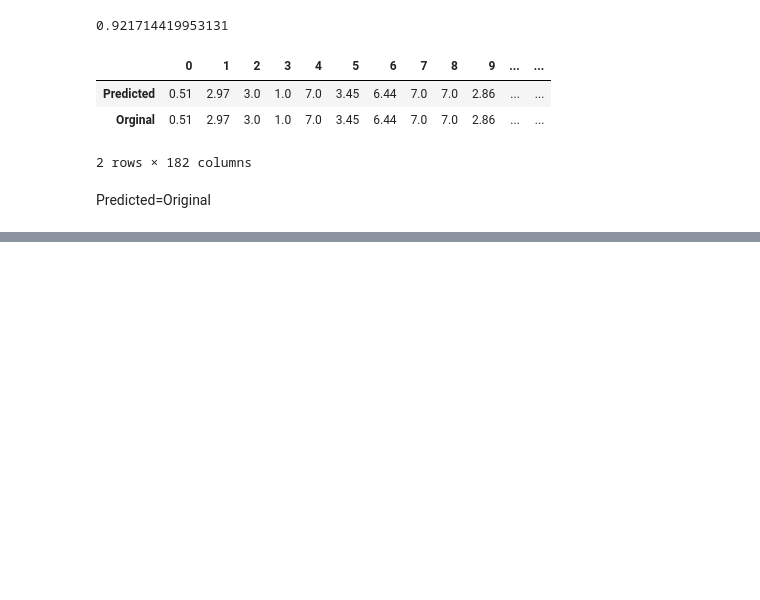
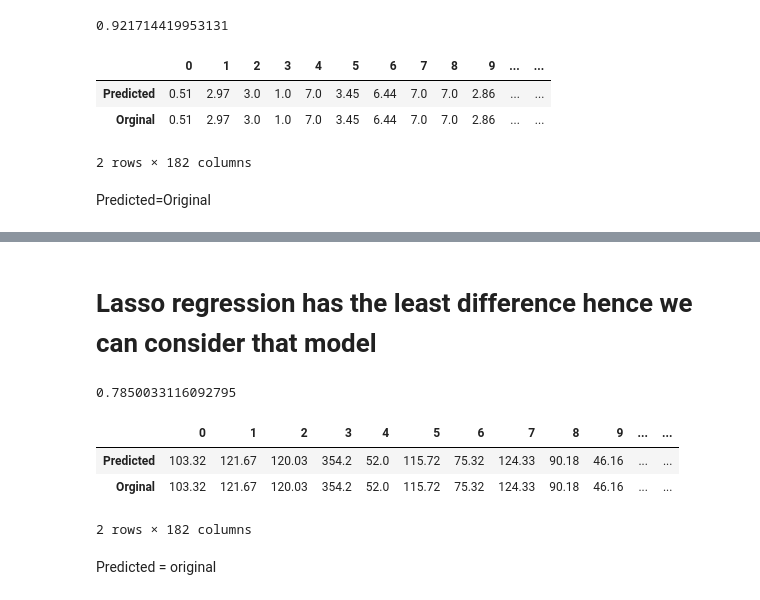
Before and after one commit to suryagithub90/Surya-projects, a Jupyter notebook: Global power project.ipynb, the cells around one changed output, grey strips where cells are left out. Saved outputs shown, nothing was run; the diff lists cells and outputs as text; code cells hidden in the pictures; blank space fills up the shorter version.

```diff
--- a/Global power project.ipynb
+++ b/Global power project.ipynb
@@ -834,0 +928,7 @@ Predicted=Original
+# %%
+parameters = {'criterion':['mse'],'max_features':["auto", "sqrt", "log2"]}
+rf =RandomForestRegressor()
+clf = GridSearchCV(rf,parameters)
+clf.fit(x1_train,y1_train)
+
+print(clf.best_params_)
@@ -834,0 +937,12 @@ Predicted=Original
+# %%
+rf= RandomForestRegressor(criterion="mse", max_features ="log2")
+rf.fit(x1_train, y1_train)
+rf.score(x1_train, y1_train)
+pred_decision = rf.predict(x1_test)
+
+rfs = r2_score(y1_test,pred_decision)
+print('R2 Score:',rfs*100)
+
+rfscore = cross_val_score(rf,x1,y1,cv=5)
+rfc = rfscore.mean()
+print('Cross Val Score:',rfc*100)
@@ -834,0 +966,2 @@ Predicted=Original
+# %% [markdown]
+# Lasso regression has the least difference hence we can consider that model
@@ -834,0 +972,17 @@ Predicted=Original
+# %%
+loaded_model = pickle.load(open('globalcapacity.pkl', 'rb'))
+result = loaded_model.score(x1_test, y1_test)
+print(result)
+# %% [output]
+0.7850033116092795
+# %%
+conclusion=pd.DataFrame([loaded_model.predict(x1_test)[:],pred_decision[:]],index=["Predicted","Orginal"])
+# %%
+conclusion
+# %% [output]
+|  | 0 | 1 | 2 | 3 | 4 | 5 | 6 | 7 | 8 | 9 | ... | ... |
+| Predicted | 103.32 | 121.67 | 120.03 | 354.2 | 52.0 | 115.72 | 75.32 | 124.33 | 90.18 | 46.16 | ... | ... |
+| Orginal | 103.32 | 121.67 | 120.03 | 354.2 | 52.0 | 115.72 | 75.32 | 124.33 | 90.18 | 46.16 | ... | ... |
+2 rows × 182 columns
+# %% [markdown]
+Predicted = original
```
Also changed, not shown: parts of 26 cells of this notebook.
